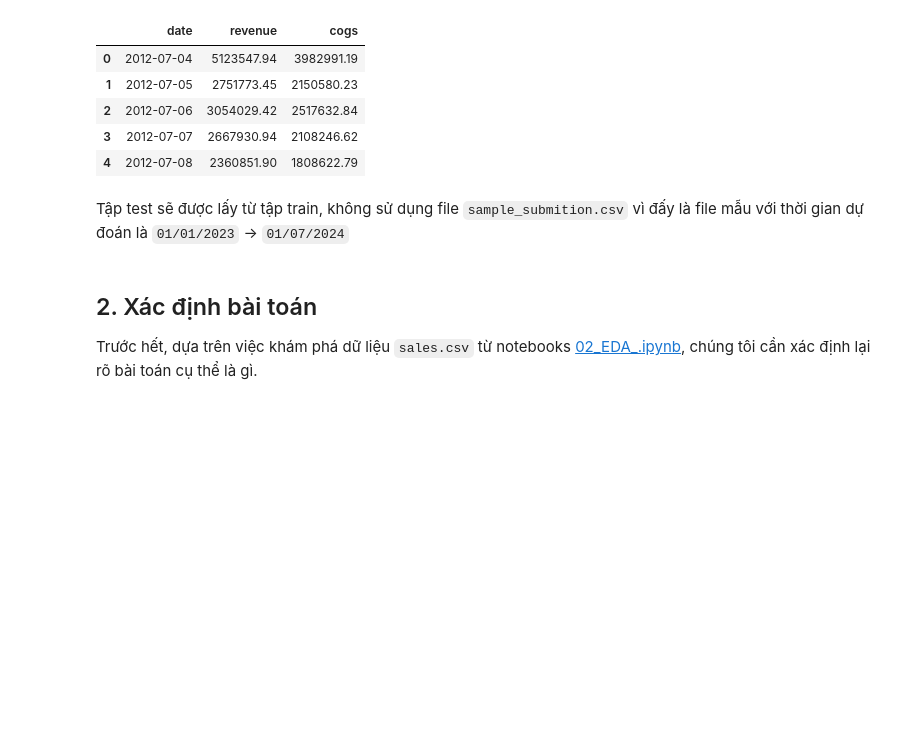
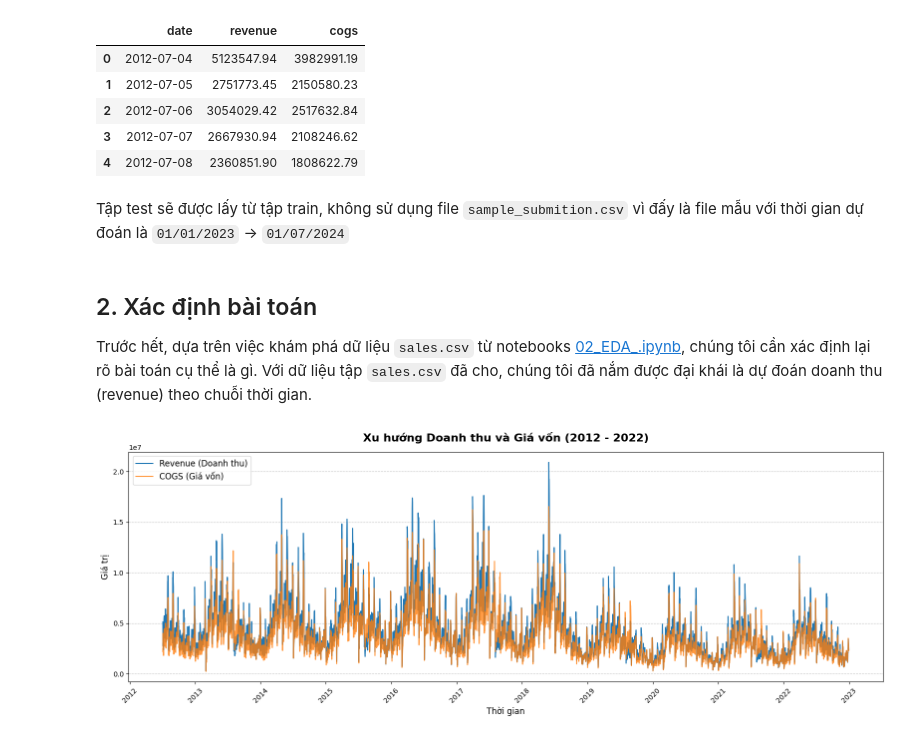
Before and after one commit to anhthu0910/vimchanhxa-datathon, a Jupyter notebook: notebooks/04_BASELINE_MODEL_.ipynb, the cells around one changed output. Cells and saved outputs as stored; diff of their text form; code cells hidden in the pictures; blank space fills up the shorter version.

```diff
--- a/notebooks/04_BASELINE_MODEL_.ipynb
+++ b/notebooks/04_BASELINE_MODEL_.ipynb
@@ -30,7 +33,7 @@ from src.connection import get_connection
 # %%
 # Kết nối database
 try:
-    con = get_connection()
+    conn = get_connection()
     print("[OKE] Kết nối đến database thành công.")
 except:
     print("Không thể kết nối đến database.")
@@ -39,8 +42,8 @@ except:
 # %%
 # Lấy dữ liệu file sales.csv từ database
 sql = "SELECT * FROM sales"
-df_train = con.execute(sql).df()
-df_train.head()
+df = conn.execute(sql).df()
+df.head()
 # %% [output]
 |  | date | revenue | cogs |
 | 0 | 2012-07-04 | 5123547.94 | 3982991.19 |
@@ -55,6 +58,39 @@ Tập test sẽ được lấy từ tập train, không sử dụng file `sample
 
 ## 2. Xác định bài toán
 Trước hết, dựa trên việc khám phá dữ liệu `sales.csv` từ notebooks [02_EDA_.ipynb](02_EDA_.ipynb), chúng tôi cần xác định lại rõ bài toán cụ thể là gì.
+Với dữ liệu tập `sales.csv` đã cho, chúng tôi đã nắm được đại khái là dự đoán doanh thu (revenue) theo chuỗi thời gian.
+# %%
+# Trực quan hóa dữ liệu theo chuỗi thời gian
+# 1. Đảm bảo cột Date đang ở định dạng thời gian chuẩn
+df['date'] = pd.to_datetime(df['date'])
+
+# 2. Thiết lập kích thước biểu đồ (rộng ra để dễ nhìn 10 năm)
+plt.figure(figsize=(16, 6))
+
+# 3. Vẽ 2 đường Revenue và COGS
+plt.plot(df['date'], df['revenue'], label='Revenue (Doanh thu)', color='#1f77b4', linewidth=1.5)
+plt.plot(df['date'], df['cogs'], label='COGS (Giá vốn)', color='#ff7f0e', linewidth=1.5, alpha=0.8)
+
+# 4. Trang trí biểu đồ
+plt.title('Xu hướng Doanh thu và Giá vốn (2012 - 2022)', fontsize=16, fontweight='bold', pad=15)
+plt.xlabel('Thời gian', fontsize=12)
+plt.ylabel('Giá trị', fontsize=12)
+
+# 5. Xử lý trục X để không bị rối mắt (Chỉ hiển thị mốc Năm)
+ax = plt.gca()
+ax.xaxis.set_major_locator(mdates.YearLocator()) # Chia vạch theo từng năm
+ax.xaxis.set_major_formatter(mdates.DateFormatter('%Y')) # Format hiển thị là YYYY
+plt.xticks(rotation=45) # Xoay nhãn đi 45 độ
+
+# 6. Thêm lưới, chú thích và căn lề
+plt.grid(axis='y', linestyle='--', alpha=0.7)
+plt.legend(loc='upper left', fontsize=12)
+plt.tight_layout()
+
+# 7. Hiển thị
+plt.show()
+# %% [output]
+[figure, added]
 # %% [markdown]
 <a id ='3'></a>
 
```
Also changed, not shown: parts of 16 cells of this notebook, 2 other files.
